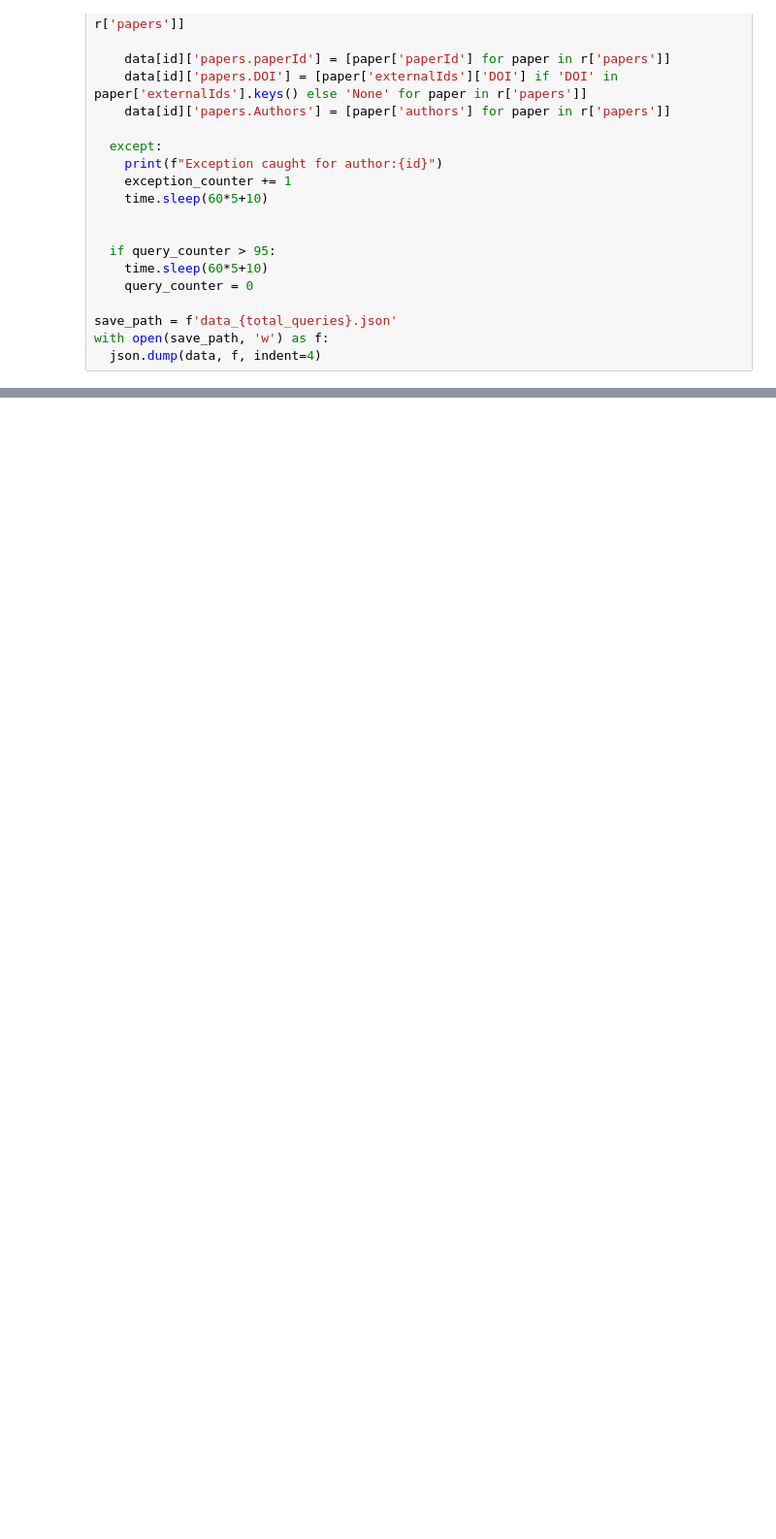
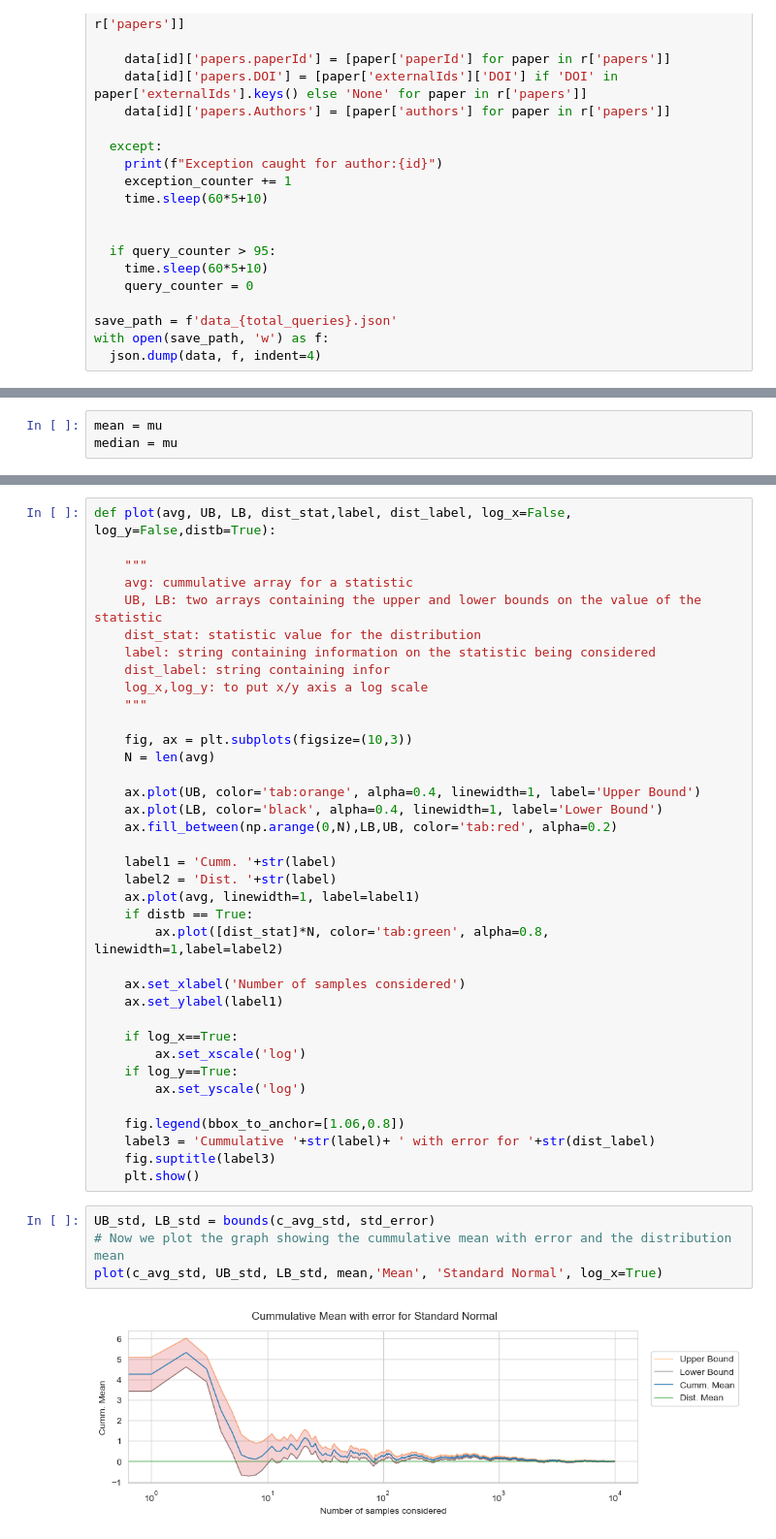
Before and after one commit to vidisha04/02467-CSS, a Jupyter notebook: Assignment.ipynb, the cells around one changed output, grey strips where cells are left out. Shown at 97% size. Cells and saved outputs as stored; diff of their text form; blank space fills up the shorter version.

```diff
--- a/Assignment.ipynb
+++ b/Assignment.ipynb
@@ -376,0 +454,3 @@ with open(save_path, 'w') as f:
+# %%
+mean = mu
+median = mu
@@ -376,0 +469,43 @@ with open(save_path, 'w') as f:
+# %%
+def plot(avg, UB, LB, dist_stat,label, dist_label, log_x=False, log_y=False,distb=True):
+
+    """
+    avg: cummulative array for a statistic
+    UB, LB: two arrays containing the upper and lower bounds on the value of the statistic
+    dist_stat: statistic value for the distribution
+    label: string containing information on the statistic being considered
+    dist_label: string containing infor
+    log_x,log_y: to put x/y axis a log scale
+    """
+
+    fig, ax = plt.subplots(figsize=(10,3))
+    N = len(avg)
+
+    ax.plot(UB, color='tab:orange', alpha=0.4, linewidth=1, label='Upper Bound')
+    ax.plot(LB, color='black', alpha=0.4, linewidth=1, label='Lower Bound')
+    ax.fill_between(np.arange(0,N),LB,UB, color='tab:red', alpha=0.2)
+
+    label1 = 'Cumm. '+str(label)
+    label2 = 'Dist. '+str(label)
+    ax.plot(avg, linewidth=1, label=label1)
+    if distb == True:
+        ax.plot([dist_stat]*N, color='tab:green', alpha=0.8, linewidth=1,label=label2)
+
+    ax.set_xlabel('Number of samples considered')
+    ax.set_ylabel(label1)
+
+    if log_x==True:
+        ax.set_xscale('log')
+    if log_y==True:
+        ax.set_yscale('log')
+
+    fig.legend(bbox_to_anchor=[1.06,0.8])
+    label3 = 'Cummulative '+str(label)+ ' with error for '+str(dist_label)
+    fig.suptitle(label3)
+    plt.show()
+# %%
+UB_std, LB_std = bounds(c_avg_std, std_error)
+# Now we plot the graph showing the cummulative mean with error and the distribution mean
+plot(c_avg_std, UB_std, LB_std, mean,'Mean', 'Standard Normal', log_x=True)
+# %% [output]
+[figure, added]
```
Also changed, not shown: parts of 82 cells of this notebook.
